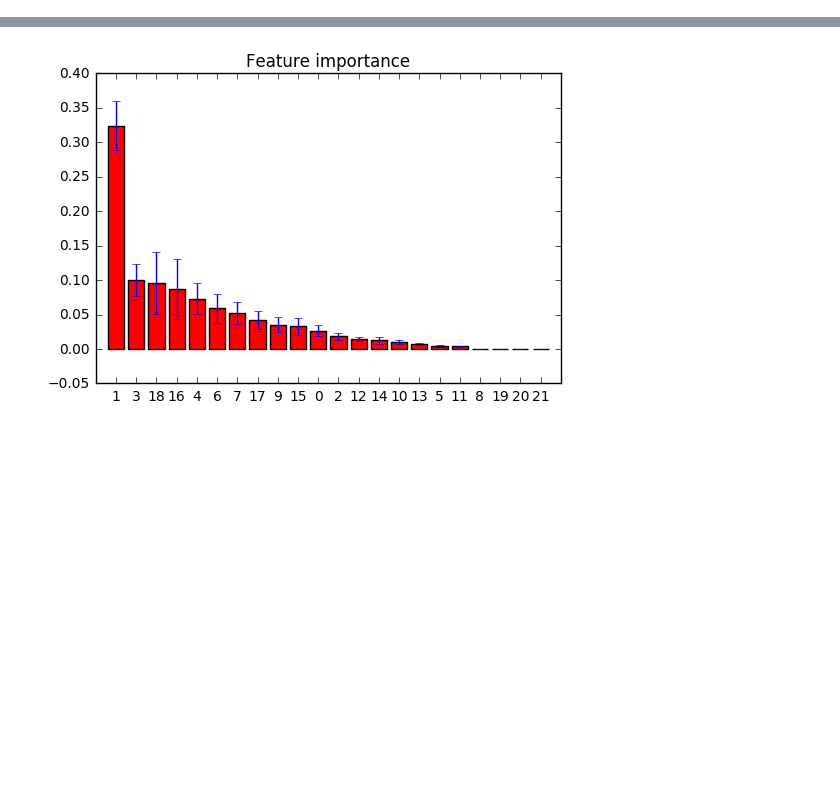
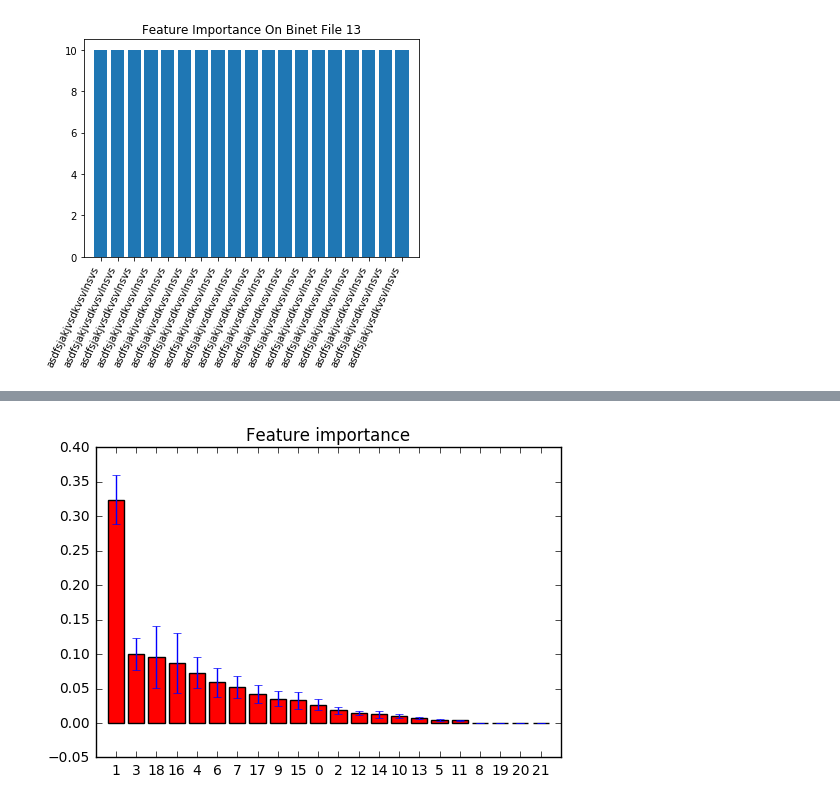
Before and after one commit to SpokenBanana/BinetflowTrainer, a Jupyter notebook: RandomForest.ipynb, the cells around one changed output, grey strips where cells are left out. Saved outputs shown, nothing was run; the diff lists cells and outputs as text; code cells hidden in the pictures; blank space fills up the shorter version.

```diff
--- a/RandomForest.ipynb
+++ b/RandomForest.ipynb
@@ -8,6 +8,19 @@ import matplotlib.pyplot as plt
 
 
 binet_files = get_binetflow_files()
+# %%
+
+fig, ax = plt.subplots()
+ax.set_title("Feature Importance On Binet File 13")
+ax.set_xticks(range(19))
+ax.set_xticklabels(['asdfsjakjvsdkvsvlnsvs' for i in range(19)], linespacing=2.6)
+plt.setp(ax.get_xticklabels(), rotation=65, horizontalalignment='right')
+ax.bar(range(19), [10 for _ in range(19)])
+ax.set_xlim([-1, feature.shape[1]])
+
+fig.show()
+# %% [output]
+[figure, added]
 # %%
 
 rf = get_classifier('rf')
```
Also changed, not shown: parts of 1 cell of this notebook, 1 other file.
